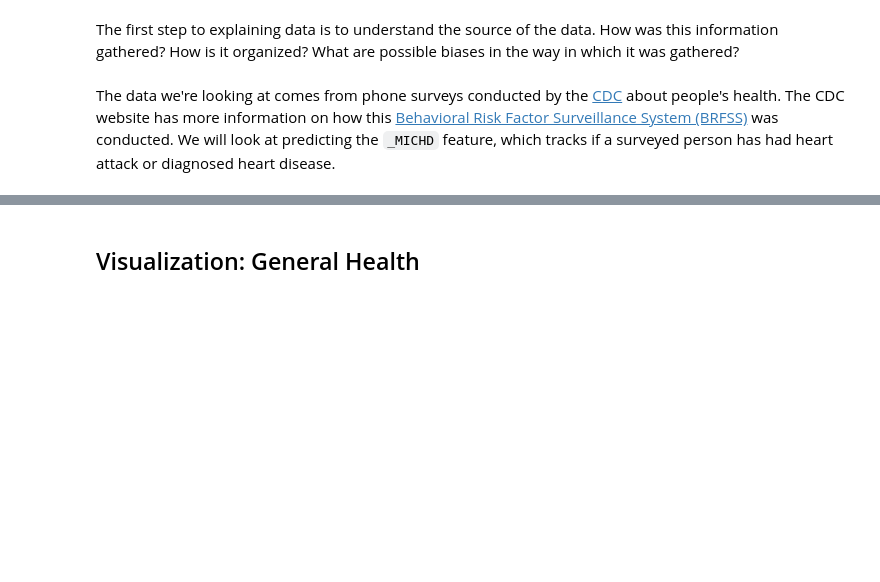
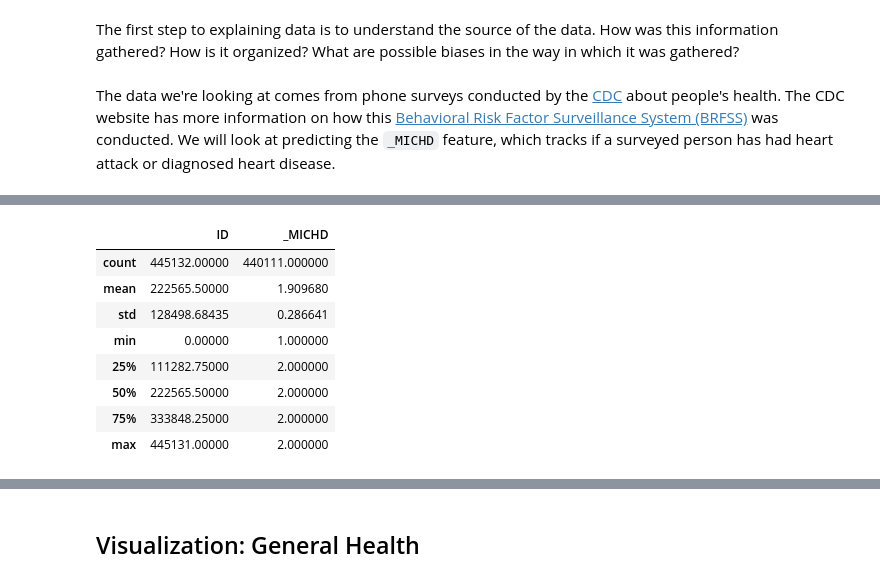
Before and after one commit to d9w/interpretable_ml, a Jupyter notebook: Explaining and Interpreting Machine Learning Models.ipynb, the cells around one changed output, grey strips where cells are left out. Drawn from its saved outputs; the diff is of its cells as text; code cells hidden in the pictures; blank space fills up the shorter version.

```diff
--- a/Explaining and Interpreting Machine Learning Models.ipynb
+++ b/Explaining and Interpreting Machine Learning Models.ipynb
@@ -59,6 +76,18 @@ var_list = {'ID': 'ID', 'SEXVAR': 'Sex', 'GENHLTH': 'GeneralHealth', '_STATE': '
             'WTKG3': 'Weight', '_BMI5': 'BMI', 'DRNKANY6': 'Alcohol', '_AIDTST4': 'HIVTest', 'FLUSHOT7': 'FluShot',
             'PNEUVAC4': 'Pneumonia', 'TETANUS1': 'Tetanus', 'HIVRISK5': 'HIVRisk', 'COVIDPOS': 'COVID',
             '_MICHD': 'HeartDisease'}
+# %%
+heart_df[['ID', '_MICHD']].describe()
+# %% [output]
+|  | ID | _MICHD |
+| count | 445132.00000 | 440111.000000 |
+| mean | 222565.50000 | 1.909680 |
+| std | 128498.68435 | 0.286641 |
+| min | 0.00000 | 1.000000 |
+| 25% | 111282.75000 | 2.000000 |
+| 50% | 222565.50000 | 2.000000 |
+| 75% | 333848.25000 | 2.000000 |
+| max | 445131.00000 | 2.000000 |
 # %%
 df = heart_df[np.array(var_list.keys())]
 dfpos = df[df['_MICHD'] == 1][:20000]
```
Also changed, not shown: parts of 41 cells of this notebook.
